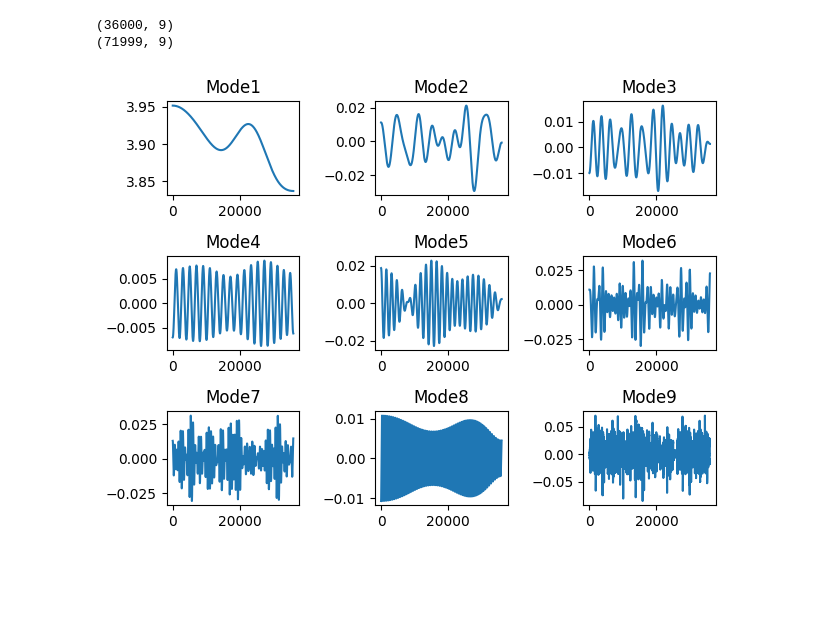
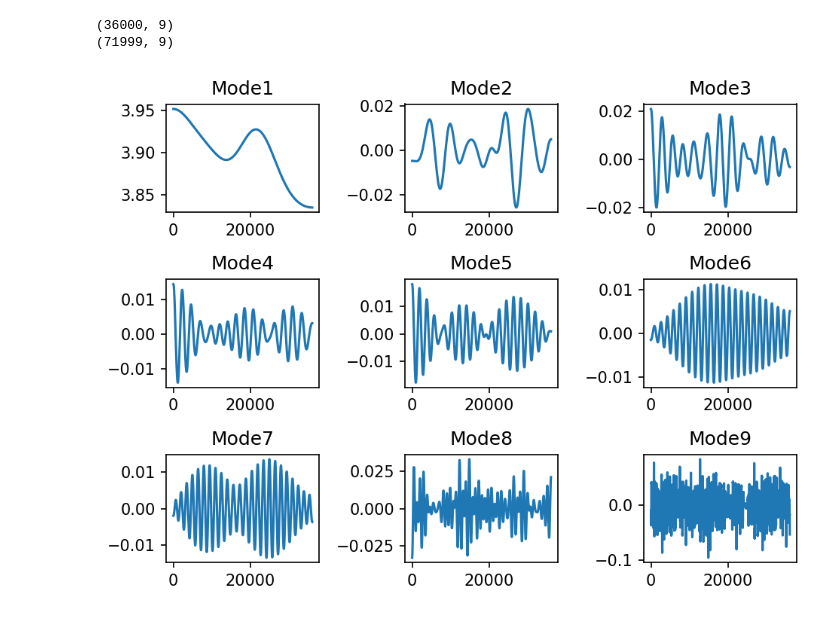
Before and after one commit to JieChungChen/EWT-Capacity-Estimation, a Jupyter notebook: visualize.ipynb, the cells around one changed output. Saved outputs shown, nothing was run; the diff lists cells and outputs as text; code cells hidden in the pictures; blank space fills up the shorter version.

```diff
--- a/visualize.ipynb
+++ b/visualize.ipynb
@@ -3,8 +3,10 @@ from scipy.io import loadmat
 import numpy as np
 import matplotlib.pyplot as plt
 from ewtpy import EWT1D
+import matplotlib as mpl
+mpl.rcParams['figure.dpi'] = 150
 # %%
-def get_mat_voltage(plot=False):
+def get_mat_voltage(plot=True):
     """
     sampling rate: 10Hz
     """
@@ -17,9 +19,10 @@ def get_mat_voltage(plot=False):
     voltage = f['V_full_vec_M1_NMC25degC']
     step = f['Step_Index_full_vec_M1_NMC25degC']
     if plot:
-        plt.plot(step[np.arange(5000)*10], c='black')
-        plt.plot(voltage[np.arange(5000)*10], c='blue')
+        plt.plot(step, c='black', label='step')
+        plt.plot(voltage, c='blue', label='voltage')
         plt.xlabel('time(s)')
+        plt.legend()
         plt.show()
         plt.close()
     return voltage, step
@@ -43,16 +47,16 @@ discharge segments=20
 # %%
 # extract voltage information within 1hr to apply EWT
-ewt, mfb ,boundaries = EWT1D(dc_v[0][:36000, 0], N=9)
+ewt, mfb ,boundaries = EWT1D(dc_v[0][1000:37000, 0], N=9)
 print(ewt.shape)
 print(mfb.shape)
 fig, ax = plt.subplots(3, 3)
 for i in range(9):
     ax[i//3,i%3].plot(ewt[:, i])
     ax[i//3,i%3].set_title('Mode%d'%(i+1))
 plt.tight_layout()
 plt.show()
 plt.close()
 # %% [output]
 (36000, 9)
 (71999, 9)
-[figure, old version]
+[figure, new version]
```
Also changed, not shown: parts of 2 cells of this notebook.
